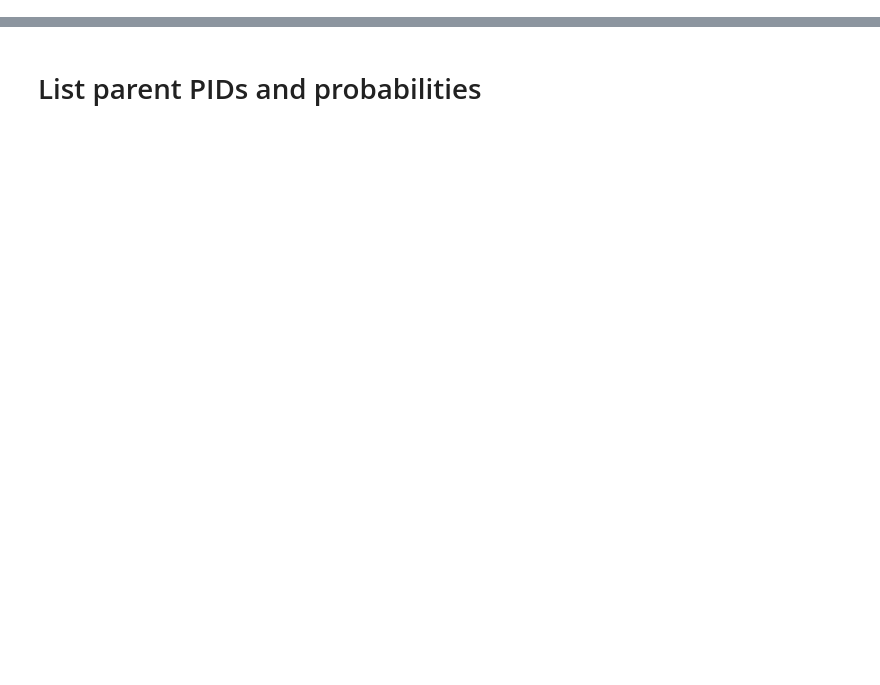
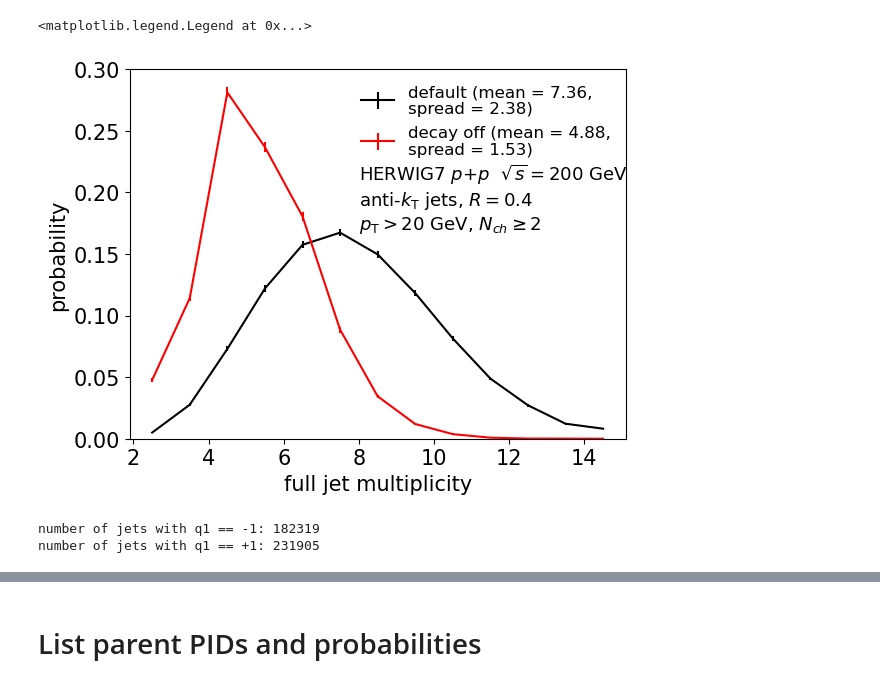
Before and after one commit to y-song/rc, a Jupyter notebook: pp/decay_check_herwig.ipynb, the cells around one changed output, grey strips where cells are left out. Saved outputs shown, nothing was run; the diff lists cells and outputs as text; code cells hidden in the pictures; blank space fills up the shorter version.

```diff
--- a/pp/decay_check_herwig.ipynb
+++ b/pp/decay_check_herwig.ipynb
@@ -113,0 +128,2 @@ print(unique_parent2_array)
+# %%
+df = applyCut(df, 'abs(parent1)>15 and abs(parent2)>15 and abs(pid1)>15 and abs(pid2)>15 and parent1!=22')
@@ -113,0 +150,2 @@ print(unique_parent2_array)
+# %%
+y_nodecay, yerr_nodecay = calc_hist(df['n'], bins=np.arange(2,16), weights=df['w'], density=True)[:2]
@@ -113,0 +174,3 @@ print(unique_parent2_array)
+# %%
+df = applyCut(df, 'pt>20')
+df.eval('b_ch = q1*q2', inplace=True)
@@ -113,0 +203,2 @@ print(unique_parent2_array)
+# %%
+y, yerr = calc_hist(df['n'], bins=np.arange(2,16), weights=df['w'], density=True)[:2]
@@ -113,0 +245,13 @@ print(unique_parent2_array)
+# %%
+plt.errorbar(np.arange(2.5, 15.5), y, yerr=yerr, color='k', label='default (mean = 7.36,\nspread = 2.38)')
+plt.errorbar(np.arange(2.5, 15.5), y_nodecay, yerr=yerr_nodecay, color='r', label='decay off (mean = 4.88,\nspread = 1.53)')
+plt.xlabel(r'full jet multiplicity', fontsize=15)
+plt.ylabel('probability', fontsize=15)
+plt.text(8, 0.17,'HERWIG7 $p$+$p$  $\sqrt{s}=200$ GeV\nanti-$k_\mathrm{T}$ jets, $R=0.4$\n$p_{\mathrm{T}}>20$ GeV, $N_{ch}\geq2$', fontsize=13)
+plt.ylim(0,0.3)
+plt.xticks(fontsize=15)
+plt.yticks(fontsize=15)
+plt.legend(fontsize=12, loc='upper right', frameon=False)
+# %% [output]
+<matplotlib.legend.Legend at 0x...>
+[figure, added]
@@ -113,0 +282,6 @@ print(unique_parent2_array)
+# %%
+print('number of jets with q1 == -1:', df[df.q1==-1].shape[0])
+print('number of jets with q1 == +1:', df[df.q1==1].shape[0])
+# %% [output]
+number of jets with q1 == -1: 182319
+number of jets with q1 == +1: 231905
```
Also changed, not shown: parts of 71 cells of this notebook, 3 other files.
